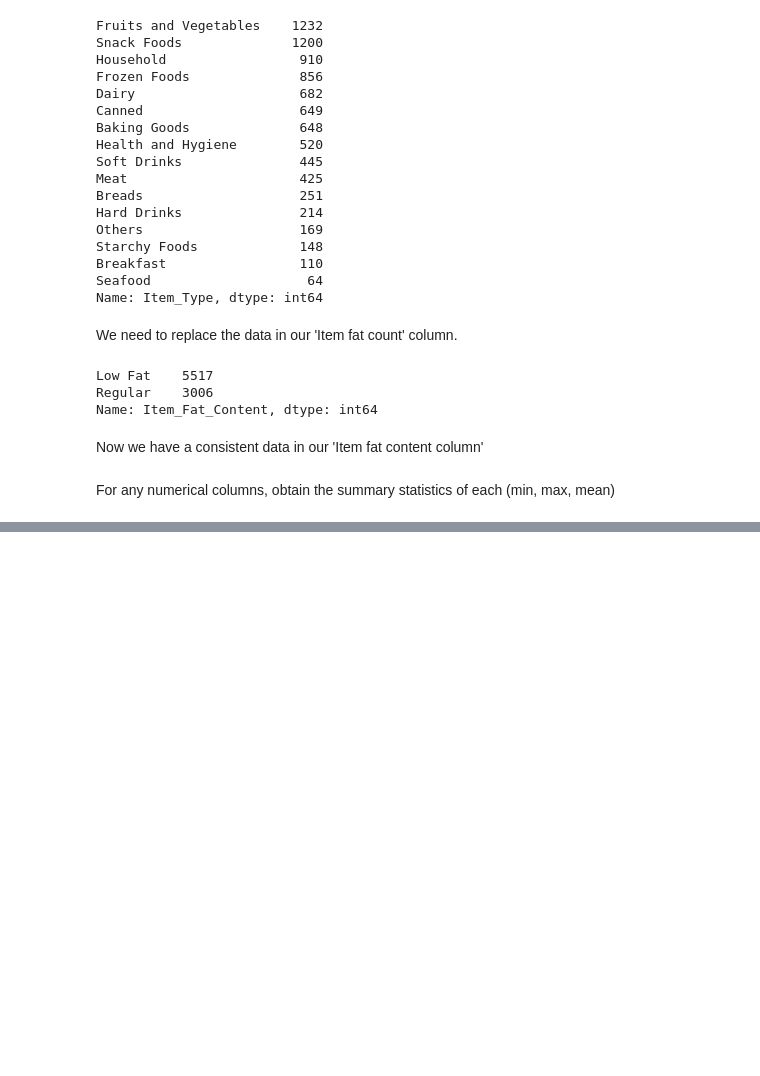
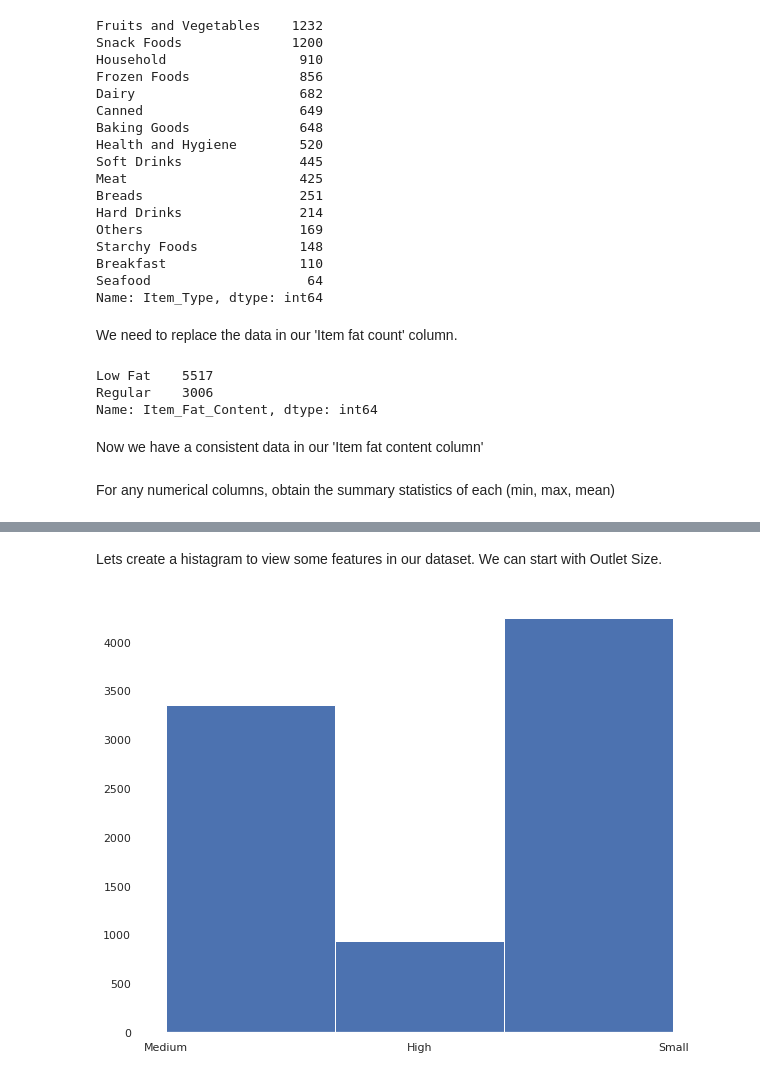
Before and after one commit to antondremak91/sales-predictions, a Jupyter notebook: sales_predictions.ipynb, the cells around one changed output, grey strips where cells are left out. Drawn from its saved outputs; the diff is of its cells as text; code cells hidden in the pictures; blank space fills up the shorter version.

```diff
--- a/sales_predictions.ipynb
+++ b/sales_predictions.ipynb
@@ -111,6 +114,22 @@ sales_data.groupby(['Outlet_Size', 'Outlet_Type','Outlet_Location_Type']).sum()
 | Small | Grocery Store | Tier 1 | 57.257041 | 73807.5824 | 1048080 | ... |
 |  | Supermarket Type1 | Tier 1 | 56.231875 | 132113.3698 | 1857210 | ... |
 |  |  | Tier 2 | 56.974873 | 133103.9070 | 1863720 | ... |
+# %%
+st1 = sales_data['Outlet_Type'] == 'Supermarket Type1'
+st2 = sales_data['Outlet_Type'] == 'Supermarket Type2'
+st3 = sales_data['Outlet_Type'] == 'Supermarket Type3'
+gs = sales_data['Outlet_Type'] == 'Grocery Store'
+t1 = sales_data['Outlet_Location_Type'] == 'Tier 1'
+t2 = sales_data['Outlet_Location_Type'] == 'Tier 2'
+t3 = sales_data['Outlet_Location_Type'] == 'Tier 3'
+# %%
+sales_data.loc[st1 & t3 & (sales_data['Outlet_Size'].isna()), 'Outlet_Size'] = 'High'
+sales_data.loc[st1 & t1 & (sales_data['Outlet_Size'].isna()), 'Outlet_Size'] = 'Medium'
+sales_data.loc[st2 & t3 & (sales_data['Outlet_Size'].isna()), 'Outlet_Size'] = 'Medium'
+sales_data.loc[st3 & t3 & (sales_data['Outlet_Size'].isna()), 'Outlet_Size'] = 'Medium'
+sales_data.loc[gs & t1 & (sales_data['Outlet_Size'].isna()), 'Outlet_Size'] = 'Small'
+sales_data.loc[st1 & t1 & (sales_data['Outlet_Size'].isna()), 'Outlet_Size'] = 'Small'
+sales_data.loc[st1 & t2 & (sales_data['Outlet_Size'].isna()), 'Outlet_Size'] = 'Small'
 # %%
 sales_data.fillna('Medium', inplace=True)
 # %%
@@ -178,0 +210,6 @@ For any numerical columns, obtain the summary statistics of each (min, max, mean
+# %% [markdown]
+Lets create a histagram to view some features in our dataset. We can start with Outlet Size.
+# %%
+sales_data['Outlet_Size'].hist(bins = 3);
+# %% [output]
+[figure, added]
```
Also changed, not shown: parts of 30 cells of this notebook.
